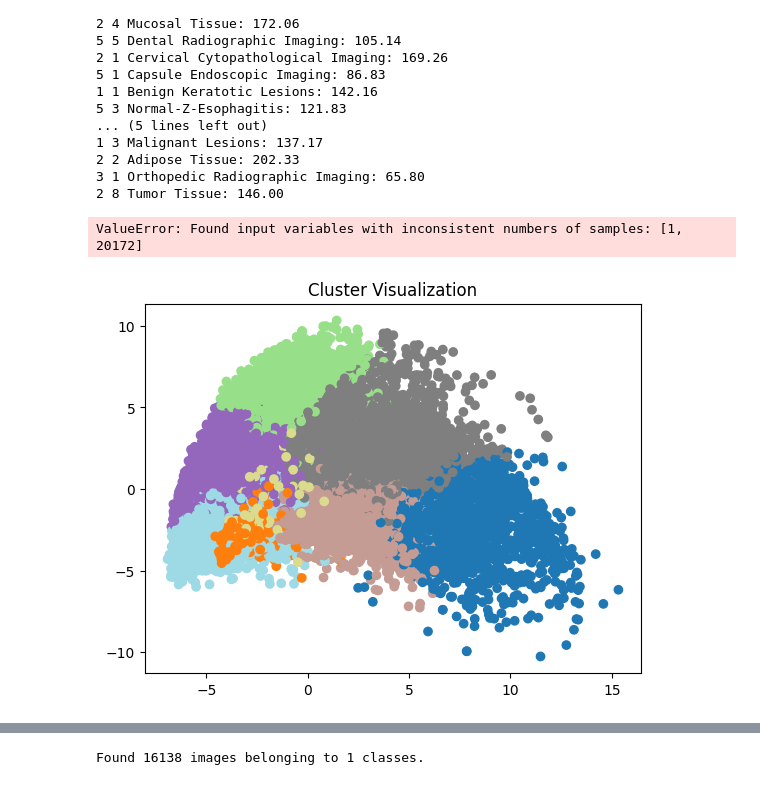
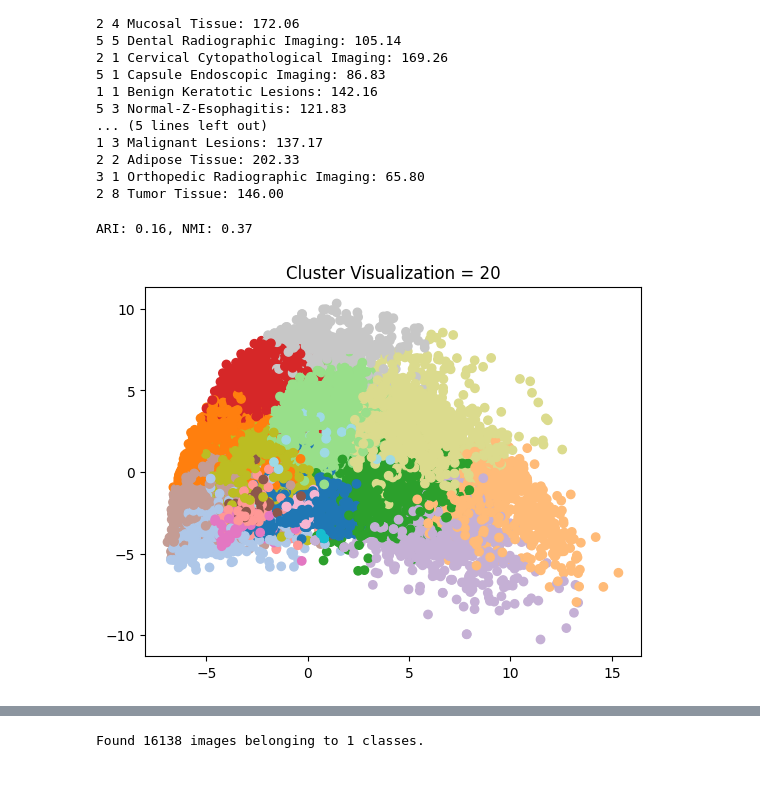
Before and after one commit to u17171301/MIT805-Part-A, a Jupyter notebook: notebook45fbed5746.ipynb, the cells around one changed output, grey strips where cells are left out. Drawn from its saved outputs; the diff is of its cells as text; code cells hidden in the pictures.

```diff
--- a/notebook45fbed5746.ipynb
+++ b/notebook45fbed5746.ipynb
@@ -141,7 +141,7 @@ features_scaled = scaler.fit_transform(features)
 # %%
 from sklearn.cluster import KMeans
 
-num_clusters = 8  # you can try 20 to match original classes
+num_clusters = 20  # you can try 20 to match original classes
 kmeans = KMeans(n_clusters=num_clusters, random_state=42)
 kmeans.fit(features_scaled)
 
@@ -154,19 +154,19 @@ nmi = normalized_mutual_info_score(labels, cluster_labels)
 
 print(f"ARI: {ari:.2f}, NMI: {nmi:.2f}")
 # %% [output]
-ValueError: Found input variables with inconsistent numbers of samples: [1, 20172]
+ARI: 0.16, NMI: 0.37
 # %%
 from sklearn.decomposition import PCA
 import matplotlib.pyplot as plt
 
 pca = PCA(n_components=2)
 features_2d = pca.fit_transform(features_scaled)
 
 plt.scatter(features_2d[:,0], features_2d[:,1], c=cluster_labels, cmap='tab20')
-plt.title("Cluster Visualization")
+plt.title("Cluster Visualization = 20")
 plt.show()
 # %% [output]
-[figure, old version]
+[figure, new version]
 # %%
 import os
 import numpy as np
```
Also changed, not shown: parts of 8 cells of this notebook.
